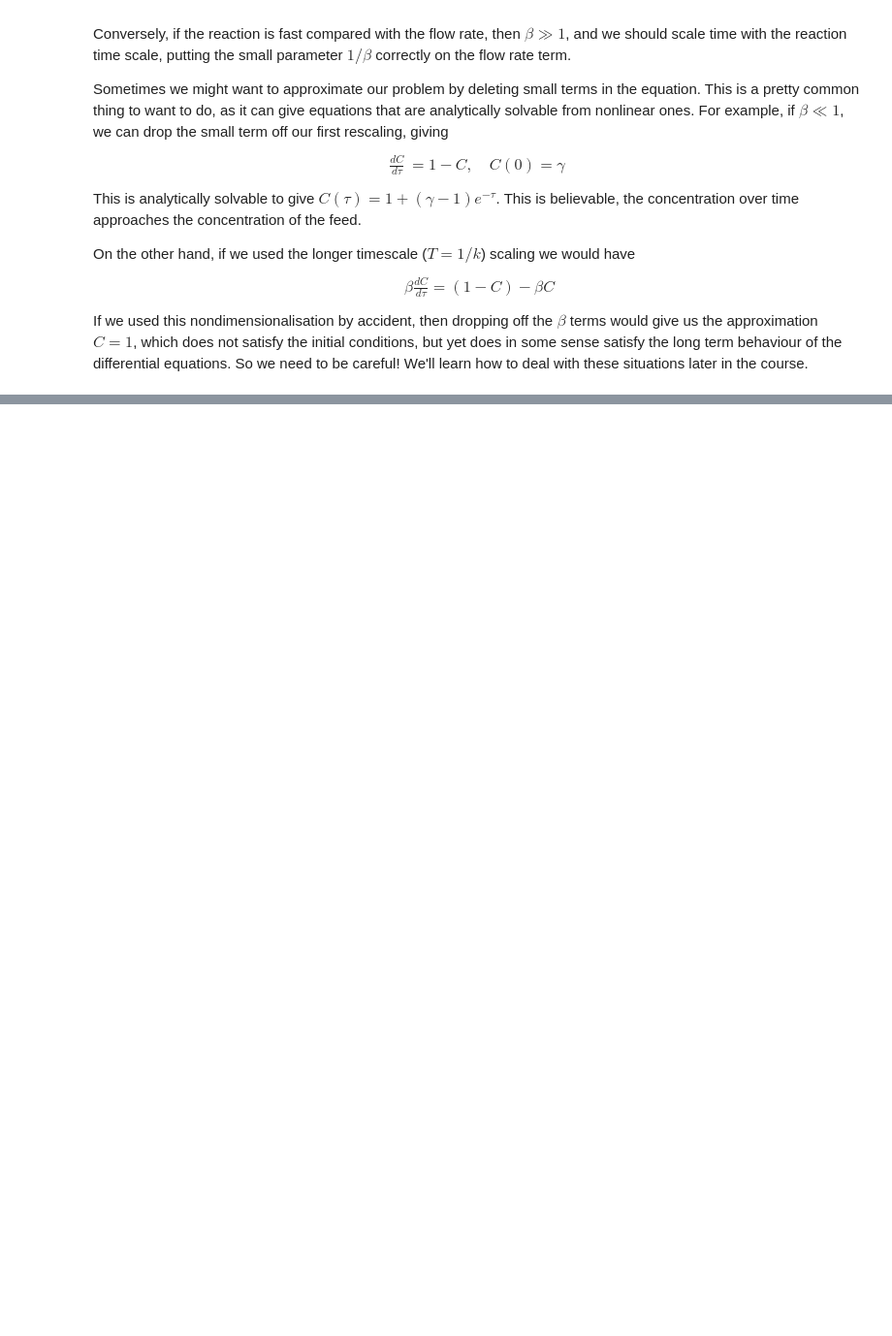
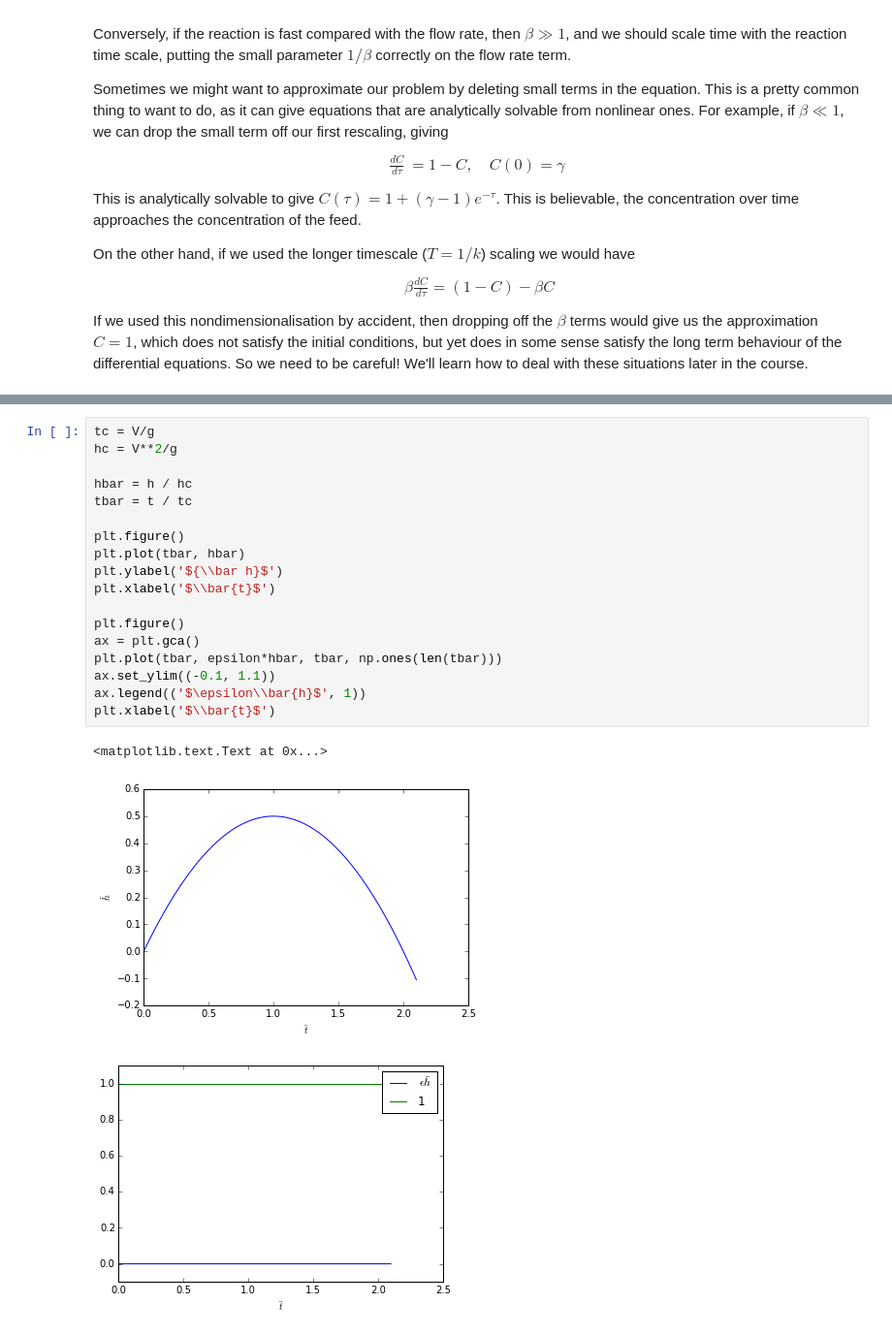
Before and after one commit to mcvmcv/160733, a Jupyter notebook: Lecture 3 - Scaling continued.ipynb, the cells around one changed output, grey strips where cells are left out. Shown: that part at 97% size. Saved outputs shown, nothing was run; the diff lists cells and outputs as text; blank space fills up the shorter version.

```diff
--- a/Lecture 3 - Scaling continued.ipynb
+++ b/Lecture 3 - Scaling continued.ipynb
@@ -60,0 +236,22 @@ If we used this nondimensionalisation by accident, then dropping off the $\beta$
+# %%
+tc = V/g
+hc = V**2/g
+
+hbar = h / hc
+tbar = t / tc
+
+plt.figure()
+plt.plot(tbar, hbar)
+plt.ylabel('${\\bar h}$')
+plt.xlabel('$\\bar{t}$')
+
+plt.figure()
+ax = plt.gca()
+plt.plot(tbar, epsilon*hbar, tbar, np.ones(len(tbar)))
+ax.set_ylim((-0.1, 1.1))
+ax.legend(('$\epsilon\\bar{h}$', 1))
+plt.xlabel('$\\bar{t}$')
+# %% [output]
+<matplotlib.text.Text at 0x...>
+[figure, added]
+[figure, added]
```
Also changed, not shown: parts of 9 cells of this notebook, 1 other file.
